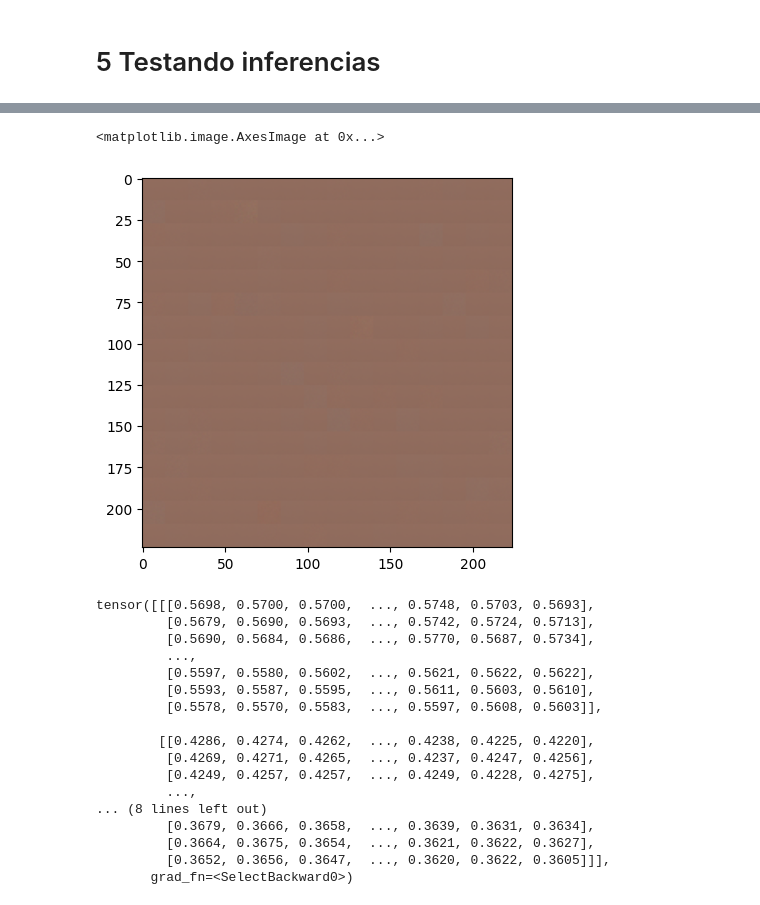
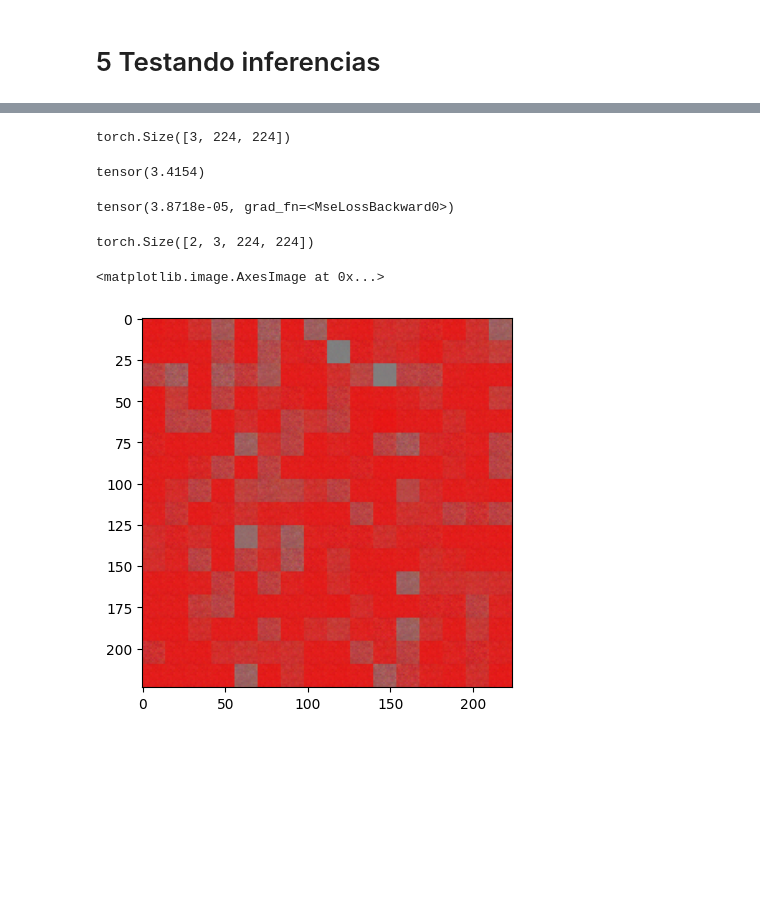
Before and after one commit to Migliorin/Image-Denoising, a Jupyter notebook: notebooks/ExperimentsAnalysis/PlotGraph.ipynb, the cells around one changed output, grey strips where cells are left out. Saved outputs shown, nothing was run; the diff lists cells and outputs as text; code cells hidden in the pictures; blank space fills up the shorter version.

```diff
--- a/notebooks/ExperimentsAnalysis/PlotGraph.ipynb
+++ b/notebooks/ExperimentsAnalysis/PlotGraph.ipynb
@@ -182,7 +194,7 @@ model = LightningVisionTransformer.load_from_checkpoint(
 # 5 Testando inferencias
 # %%
 i = 0
-stop = 2
+stop = 3
 for ori_img, noi_img in custom_dataloader_val:
     if(i == stop):
         break
@@ -201,0 +244,3 @@ denoised = model.model(noi_img)
+# %%
+denoised_ = model.model.unpatch_tokenization(denoised[:,:-1,:])
+plt.imshow(denoised_[0].permute(1,2,0).detach().numpy())
@@ -201,0 +250,3 @@ denoised = model.model(noi_img)
+# %%
+ori_img_ = model.model.patch_tokenization(ori_img)
+denoised_ = model.model.patch_tokenization(denoised_)
@@ -201,0 +287,3 @@ denoised = model.model(noi_img)
+# %%
+denoised_ = model.model.patch_tokenization(denoised_)
+denoised_.shape
@@ -201,0 +307,8 @@ denoised = model.model(noi_img)
+# %%
+denoised[0].shape
+# %% [output]
+torch.Size([3, 224, 224])
+# %%
+(ori_img[0] - noi_img[0]).sum(dim=1).mean()
+# %% [output]
+tensor(3.4154)
@@ -202,25 +317,13 @@ denoised = model.model(noi_img)
+# %%
+loss(denoised[:,:-1,:],ori_img_)
+# %% [output]
+tensor(3.8718e-05, grad_fn=<MseLossBackward0>)
+# %%
+denoised_.shape
+# %% [output]
+torch.Size([2, 3, 224, 224])
 # %%
-plt.imshow(denoised[1].permute(1,2,0).detach().numpy())
+plt.imshow(denoised_[0].permute(1,2,0).detach().numpy())
 # %% [output]
 <matplotlib.image.AxesImage at 0x...>
-[figure, old version]
+[figure, new version]
-# %%
-denoised[0]
-# %% [output]
-tensor([[[0.5698, 0.5700, 0.5700,  ..., 0.5748, 0.5703, 0.5693],
-         [0.5679, 0.5690, 0.5693,  ..., 0.5742, 0.5724, 0.5713],
-         [0.5690, 0.5684, 0.5686,  ..., 0.5770, 0.5687, 0.5734],
-         ...,
-         [0.5597, 0.5580, 0.5602,  ..., 0.5621, 0.5622, 0.5622],
-         [0.5593, 0.5587, 0.5595,  ..., 0.5611, 0.5603, 0.5610],
-         [0.5578, 0.5570, 0.5583,  ..., 0.5597, 0.5608, 0.5603]],
-
-        [[0.4286, 0.4274, 0.4262,  ..., 0.4238, 0.4225, 0.4220],
-         [0.4269, 0.4271, 0.4265,  ..., 0.4237, 0.4247, 0.4256],
-         [0.4249, 0.4257, 0.4257,  ..., 0.4249, 0.4228, 0.4275],
-         ...,
-... (8 lines left out)
-         [0.3679, 0.3666, 0.3658,  ..., 0.3639, 0.3631, 0.3634],
-         [0.3664, 0.3675, 0.3654,  ..., 0.3621, 0.3622, 0.3627],
-         [0.3652, 0.3656, 0.3647,  ..., 0.3620, 0.3622, 0.3605]]],
-       grad_fn=<SelectBackward0>)
```
Also changed, not shown: parts of 28 cells of this notebook.
